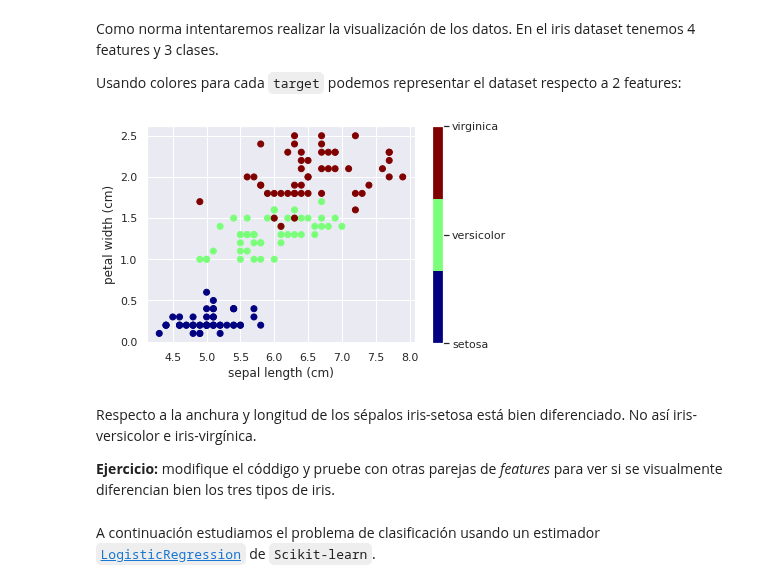
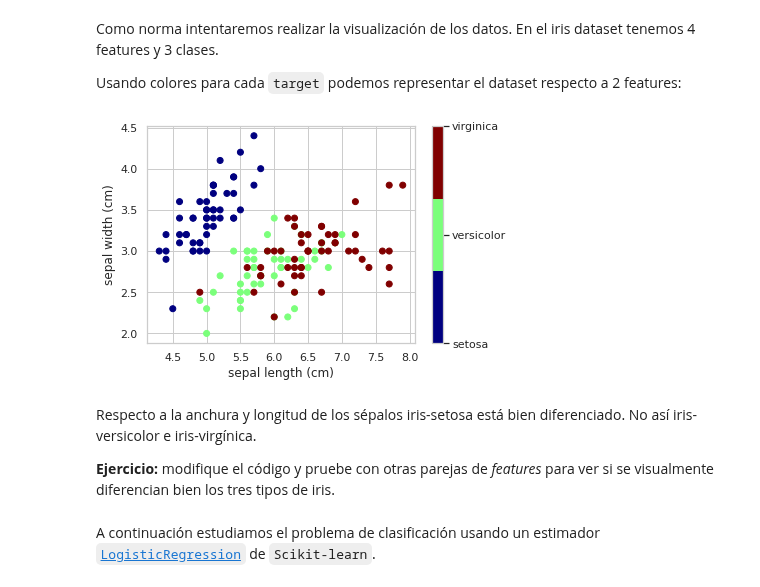
Before and after one commit to plopezmp/AmI, a Jupyter notebook: c2021_Logistic_Regression.ipynb, the cells around one changed output. Cells and saved outputs as stored; diff of their text form; code cells hidden in the pictures.

```diff
--- a/c2021_Logistic_Regression.ipynb
+++ b/c2021_Logistic_Regression.ipynb
@@ -50,7 +52,9 @@ donde $\sigma(\cdot)$ es la función sigmoide, que devuelve valores entre $0$ y
 # %%
 import numpy as np
 import matplotlib.pyplot as plt
-import seaborn as sns; sns.set()
+import seaborn as sns
+sns.set()
+sns.set_style("whitegrid")
 # %%
 t = np.linspace(-10, 10, 100)
 sig = 1 / (1 + np.exp(-t))
@@ -332,22 +342,23 @@ Como norma intentaremos realizar la visualización de los datos. En el iris data
 Usando colores para cada `target` podemos representar el dataset respecto a 2 features:
 # %%
 x_index = 0
-y_index = 3
+y_index = 1
 
-# ponemos un formater para el objeto colorbar que etiquete los colores con el nombre correcto
+# ponemos un formater para el objeto colorbar etiquete los colores
+# con el nombre correcto
 formatter = plt.FuncFormatter(lambda i, *args: iris.target_names[int(i)])
 plt.scatter(iris.data[:, x_index], iris.data[:, y_index],
             c=iris.target,
             cmap=plt.cm.get_cmap('jet', 3))
 plt.colorbar(ticks=[0,1,2], format=formatter)
 plt.xlabel(iris.feature_names[x_index])
 plt.ylabel(iris.feature_names[y_index]);
 # %% [output]
-[figure, old version]
+[figure, new version]
 # %% [markdown]
 Respecto a la anchura y longitud de los sépalos iris-setosa está bien diferenciado. No así iris-versicolor e iris-virgínica.
 
-**Ejercicio:** modifique el códdigo y pruebe con otras parejas de *features* para ver si se visualmente diferencian bien los tres tipos de iris.
+**Ejercicio:** modifique el código y pruebe con otras parejas de *features* para ver si se visualmente diferencian bien los tres tipos de iris.
 # %% [markdown]
 A continuación estudiamos el problema de clasificación usando un estimador [`LogisticRegression`](https://scikit-learn.org/stable/modules/generated/sklearn.linear_model.LogisticRegression.html) de `Scikit-learn`.
 # %%
```
Also changed, not shown: parts of 16 cells of this notebook.
